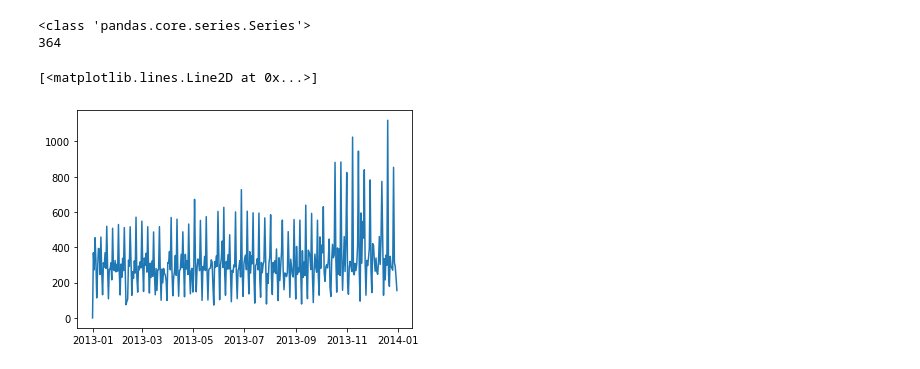
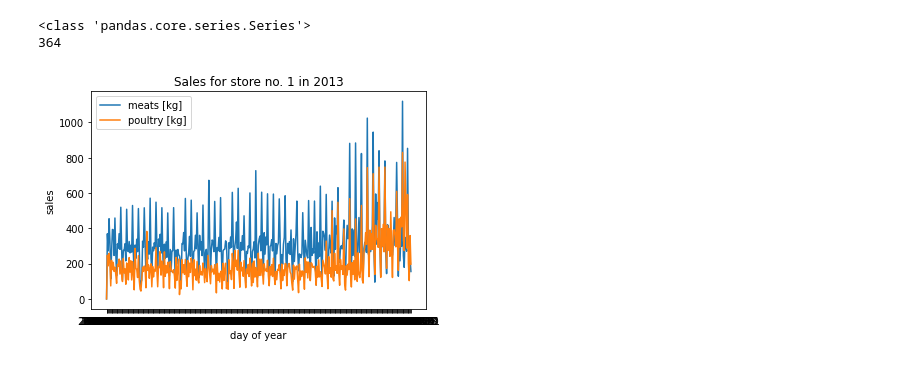
Before and after one commit to Krupenz/store-sales-forecasting, a Jupyter notebook: store_sales.ipynb, the cells around one changed output. Saved outputs shown, nothing was run; the diff lists cells and outputs as text; code cells hidden in the pictures.

Commit message:
two plots example

```diff
--- a/store_sales.ipynb
+++ b/store_sales.ipynb
@@ -25,17 +26,26 @@ print(train_df)
 
 [3000888 rows x 6 columns]
 # %%
-print(type(train_df['date']))
-# wyciagniecie danych o sprzedazy miesa w sklepie nr 1 w 2013 roku
-meat_sales_store1_2013 = train_df.loc[(pd.to_datetime(train_df['date']).dt.year == 2013) & (train_df['family']== 'MEATS') & (train_df['store_nbr']==1)]
-print(len(meat_sales_store1_2013))
+# przyklad - wyciagniecie danych o sprzedazy miesa w sklepie nr 1 w 2013 roku
+temp_df = train_df.loc[(pd.to_datetime(train_df['date']).dt.year == 2013) & (train_df['family']== 'MEATS') & (train_df['store_nbr']==1)]
+print(len(temp_df))
 # %% [output]
 <class 'pandas.core.series.Series'>
 364
 # %%
-x=meat_sales_store1_2013['date']
-y=meat_sales_store1_2013['sales']
-plt.plot(x,y)
+#dodanie danych z poprzedniego bloku do plota
+x=temp_df['date']
+meats_y=temp_df['sales']
+plt.title("Sales for store no. 1 in 2013")
+plt.plot(x,meats_y, label="meats [kg]")
+#dodanie danych o sprzedaży drobiu w tym samym sklepie w tym samym okresie
+temp_df = train_df.loc[(pd.to_datetime(train_df['date']).dt.year == 2013) & (train_df['family']== 'POULTRY') & (train_df['store_nbr']==1)]
+poultry_y = temp_df['sales']
+plt.plot(x,poultry_y, label="poultry [kg]")
+#konfiguracja wykresu
+plt.xlabel("day of year")
+plt.ylabel("sales")
+plt.legend()
+plt.show()
 # %% [output]
-[<matplotlib.lines.Line2D at 0x...>]
-[figure, old version]
+[figure, new version]
```
Also changed, not shown: parts of 1 cell of this notebook.
